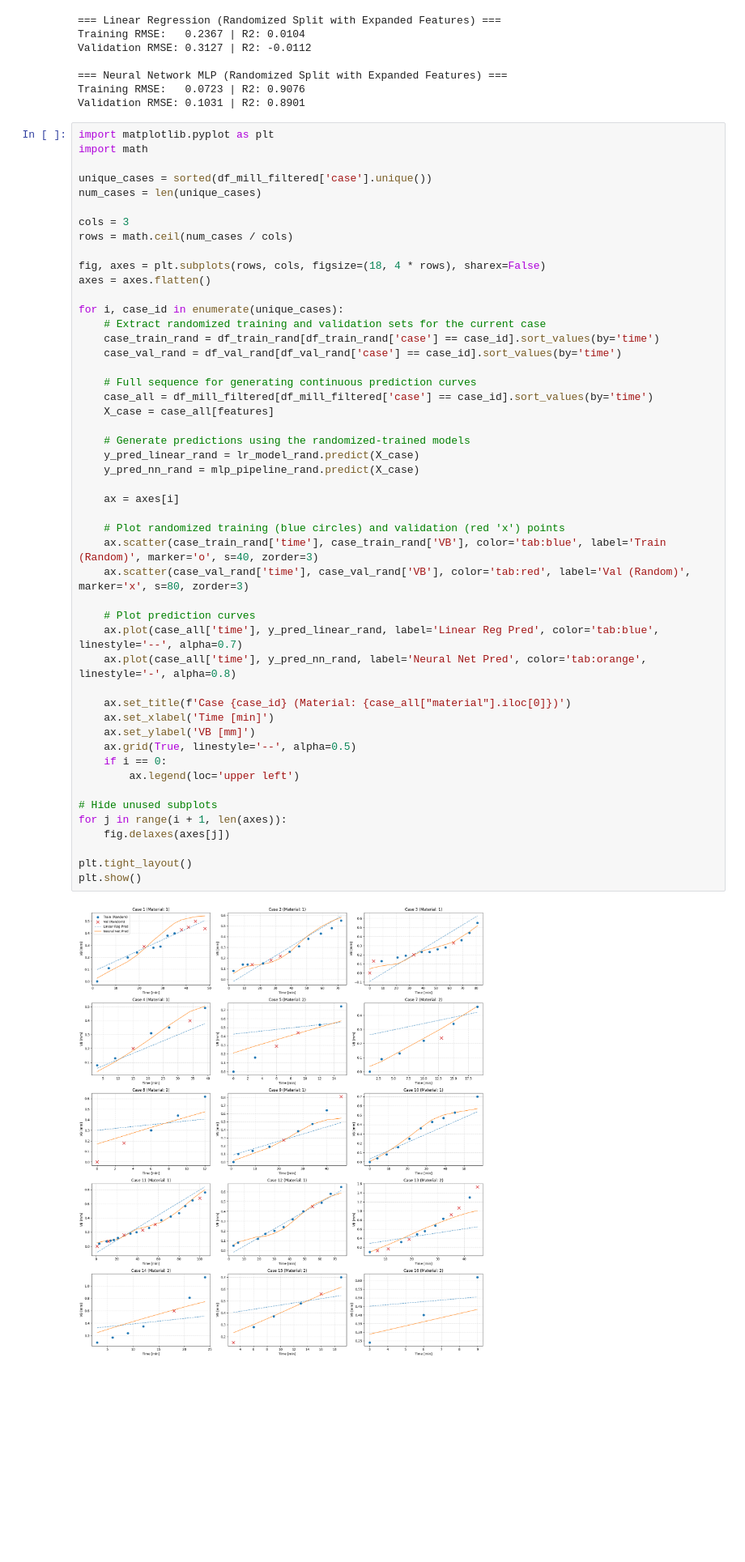
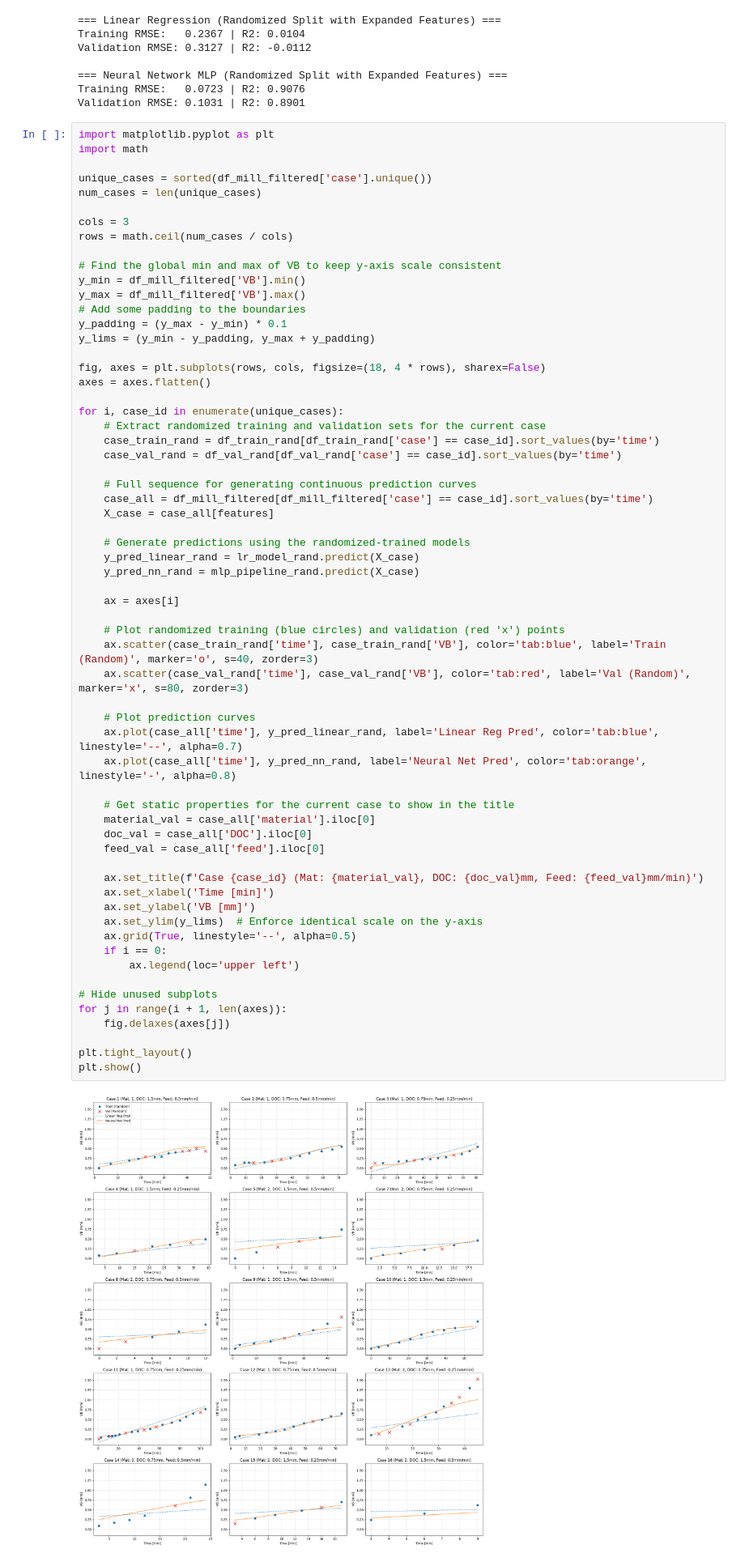
Before and after one commit to nmet0002/NathanMetcalfe_MMA3001_project, a Jupyter notebook: Testing/2_mill_modelling_exploration.ipynb, the cells around one changed output. Shown at 81% size. Cells and saved outputs as stored; diff of their text form; blank space fills up the shorter version.

Commit message:
Changed graph to have consistent y (VB) scale to more easily show differences in wear between methods

```diff
--- a/Testing/2_mill_modelling_exploration.ipynb
+++ b/Testing/2_mill_modelling_exploration.ipynb
@@ -875,6 +875,13 @@ num_cases = len(unique_cases)
 
 cols = 3
 rows = math.ceil(num_cases / cols)
+
+# Find the global min and max of VB to keep y-axis scale consistent
+y_min = df_mill_filtered['VB'].min()
+y_max = df_mill_filtered['VB'].max()
+# Add some padding to the boundaries
+y_padding = (y_max - y_min) * 0.1
+y_lims = (y_min - y_padding, y_max + y_padding)
 
 fig, axes = plt.subplots(rows, cols, figsize=(18, 4 * rows), sharex=False)
 axes = axes.flatten()
@@ -888,32 +895,38 @@ for i, case_id in enumerate(unique_cases):
     case_all = df_mill_filtered[df_mill_filtered['case'] == case_id].sort_values(by='time')
     X_case = case_all[features]
 
     # Generate predictions using the randomized-trained models
     y_pred_linear_rand = lr_model_rand.predict(X_case)
     y_pred_nn_rand = mlp_pipeline_rand.predict(X_case)
 
     ax = axes[i]
 
     # Plot randomized training (blue circles) and validation (red 'x') points
     ax.scatter(case_train_rand['time'], case_train_rand['VB'], color='tab:blue', label='Train (Random)', marker='o', s=40, zorder=3)
     ax.scatter(case_val_rand['time'], case_val_rand['VB'], color='tab:red', label='Val (Random)', marker='x', s=80, zorder=3)
 
     # Plot prediction curves
     ax.plot(case_all['time'], y_pred_linear_rand, label='Linear Reg Pred', color='tab:blue', linestyle='--', alpha=0.7)
     ax.plot(case_all['time'], y_pred_nn_rand, label='Neural Net Pred', color='tab:orange', linestyle='-', alpha=0.8)
 
-    ax.set_title(f'Case {case_id} (Material: {case_all["material"].iloc[0]})')
+    # Get static properties for the current case to show in the title
+    material_val = case_all['material'].iloc[0]
+    doc_val = case_all['DOC'].iloc[0]
+    feed_val = case_all['feed'].iloc[0]
+
+    ax.set_title(f'Case {case_id} (Mat: {material_val}, DOC: {doc_val}mm, Feed: {feed_val}mm/min)')
     ax.set_xlabel('Time [min]')
     ax.set_ylabel('VB [mm]')
+    ax.set_ylim(y_lims)  # Enforce identical scale on the y-axis
     ax.grid(True, linestyle='--', alpha=0.5)
     if i == 0:
         ax.legend(loc='upper left')
 
 # Hide unused subplots
 for j in range(i + 1, len(axes)):
     fig.delaxes(axes[j])
 
 plt.tight_layout()
 plt.show()
 # %% [output]
-[figure, old version]
+[figure, new version]
```
Also changed, not shown: parts of 3 cells of this notebook.
